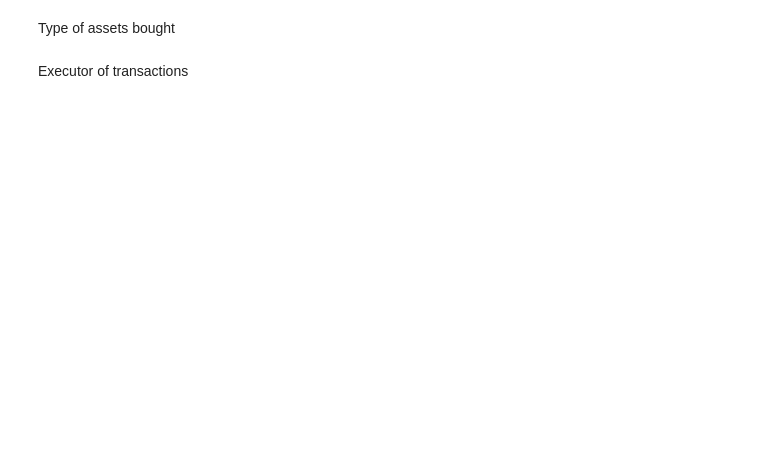
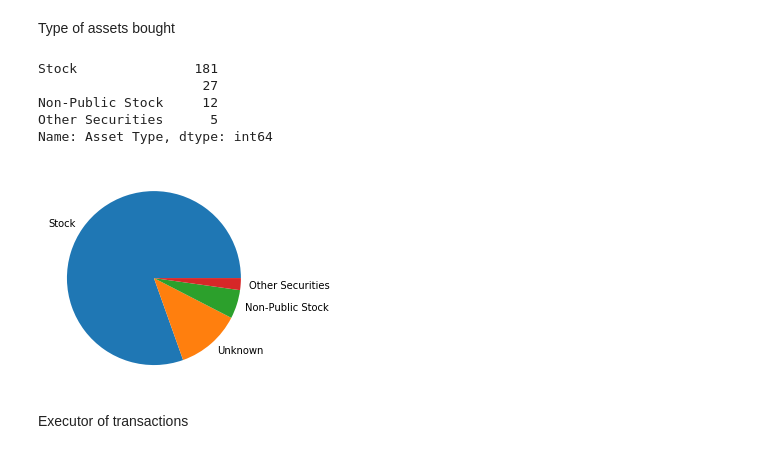
Before and after one commit to InsiderUnlocked/Insider-Unlocked, a Jupyter notebook: backend/notebook.ipynb, the cells around one changed output. Drawn from its saved outputs; the diff is of its cells as text; code cells hidden in the pictures; blank space fills up the shorter version.

```diff
--- a/backend/notebook.ipynb
+++ b/backend/notebook.ipynb
@@ -187,4 +285,38 @@ Ticker traded by volume
 # %% [markdown]
 Type of assets bought
+# %%
+# get all transactions of congress person
+def popularAssetsOfTransactions(name):
+    dfTransactions = df[df['Name'] == name]
+
+    executors = dfTransactions['Asset Type'].value_counts()
+
+    print(executors)
+
+    cols = []
+    for col in executors.index:
+        if col == "":
+            cols.append("Unknown")
+        else:
+            cols.append(col)
+
+    rows = executors.values
+
+    yAxis = np.array(rows)
+
+    plt.pie(yAxis, labels=cols)
+    plt.show()
+
+
+
+
+popularAssetsOfTransactions('Hoeven, John (Senator)')
+# %% [output]
+Stock               181
+                     27
+Non-Public Stock     12
+Other Securities      5
+Name: Asset Type, dtype: int64
+[figure, added]
 # %% [markdown]
 Executor of transactions
```
Also changed, not shown: parts of 5 cells of this notebook, 2 other files.
